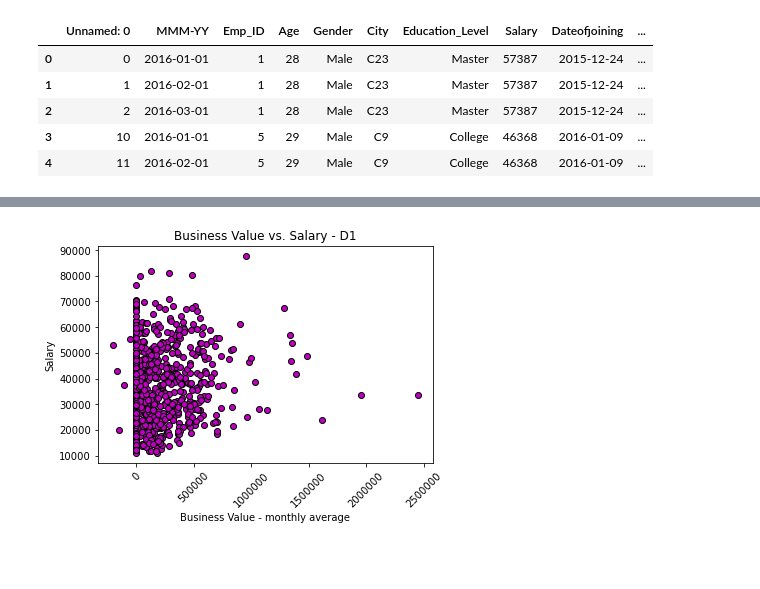
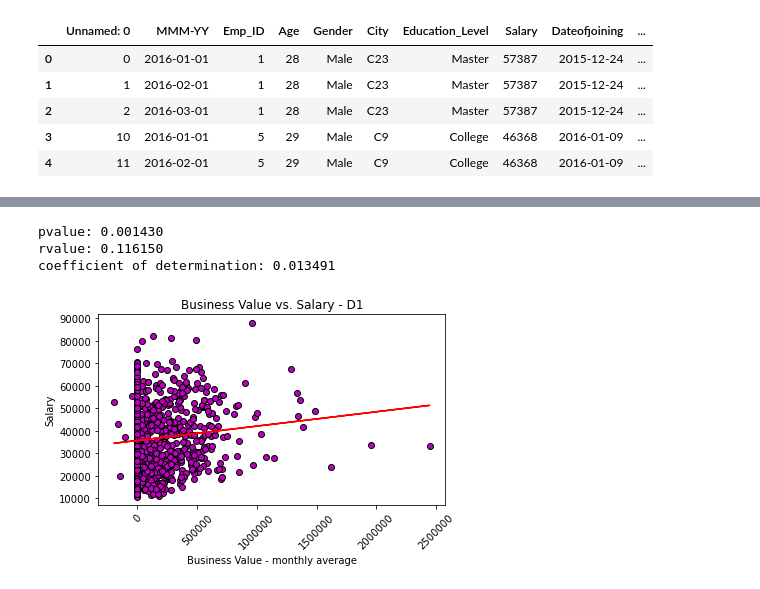
Before and after one commit to shanCH3n/Project1-DAbootcamp-Grp2, a Jupyter notebook: 01_Data/EA_Salary_Investigation.ipynb, the cells around one changed output, grey strips where cells are left out. Cells and saved outputs as stored; diff of their text form; code cells hidden in the pictures; blank space fills up the shorter version.

```diff
--- a/01_Data/EA_Salary_Investigation.ipynb
+++ b/01_Data/EA_Salary_Investigation.ipynb
@@ -54,24 +192,41 @@ plt.show()
 # %%
 # get sum business value for each employee
+fig, ax = plt.subplots()
 pd.options.display.float_format = '{:.2f}'.format
 
-bv_sum = gr_d1t['Total Business Value'].sum()
+bv_sum1 = gr_d1t['Total Business Value'].sum()
 
 # get mean monthly business value for employee
 bv_avg = gr_d1t['Total Business Value'].mean()
+
+# get Salary
+y=gr_d1t['Salary'].mean()
 
 # scatter Salary vs Business Value mean
 plt.scatter(bv_avg,y,facecolors='m',edgecolors='k')
 plt.ticklabel_format(style='plain')
 plt.title('Business Value vs. Salary - D1')
 plt.xlabel('Business Value - monthly average')
 plt.ylabel('Salary')
+
+(slope,intercept,rvalue,pvalue,stderror) = st.linregress(bv_avg,y)
+regress_values = bv_avg*slope + intercept
+plt.plot(bv_avg, regress_values, color='r')
+print(f'pvalue: {pvalue:.6f}')
+print(f'rvalue: {rvalue:.6f}')
+print(f'coefficient of determination: {rvalue**2:.6f}')
+
 plt.xticks(rotation=45)
+plt.tight_layout()
+plt.savefig('../02_Presentation/BusinessValue_Salary_D1.png')
 plt.show()
 
 # FINDINGS: Business value does not explain Salary difference
 # s value for tenure
 
 # hover info emp id?
 # %% [output]
+pvalue: 0.001430
+rvalue: 0.116150
+coefficient of determination: 0.013491
-[figure, old version]
+[figure, new version]
```
Also changed, not shown: parts of 16 cells of this notebook, 22 other files.
